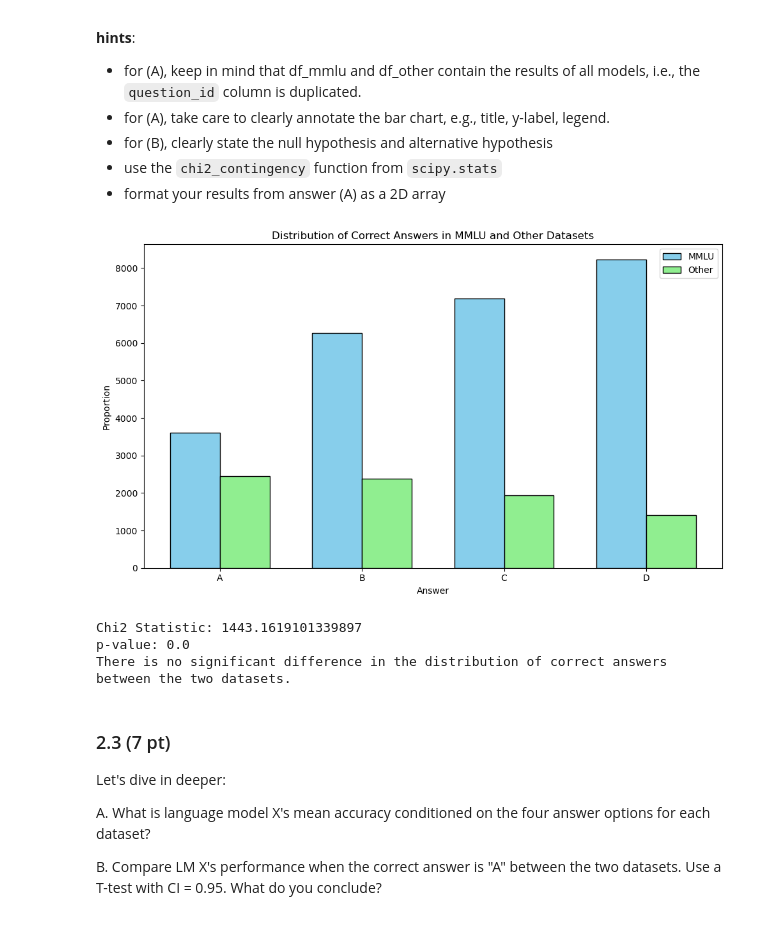
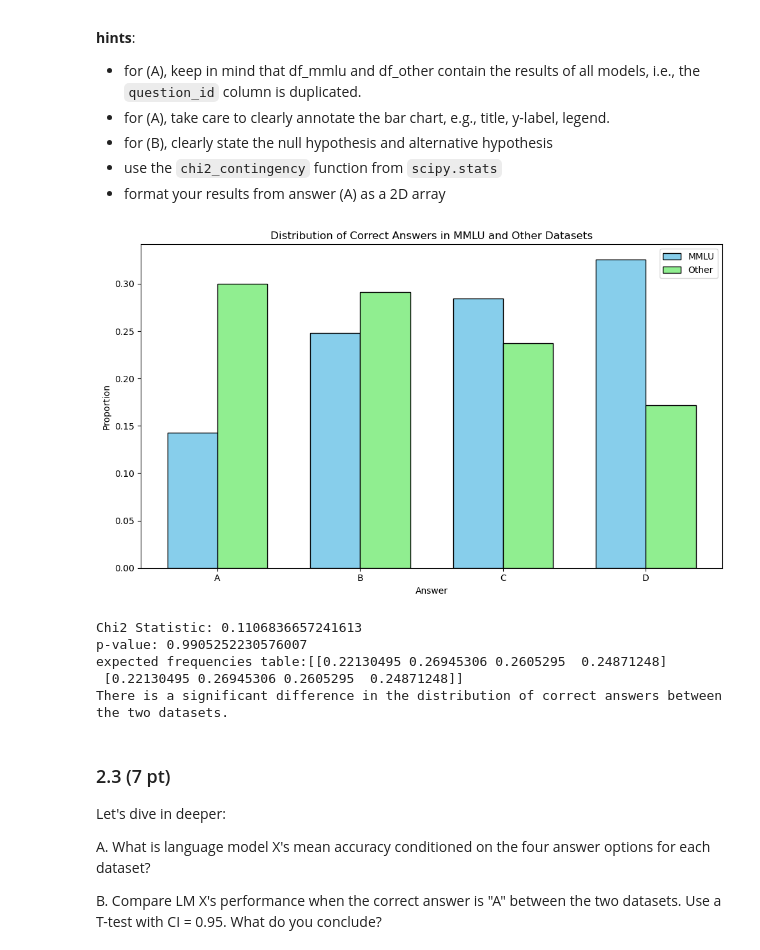
Before and after one commit to Thierrix/2024, a Jupyter notebook: Homework/01_PROJECT_NEUTRALITY/analysis.ipynb, the cells around one changed output. Drawn from its saved outputs; the diff is of its cells as text; code cells hidden in the pictures.

```diff
--- a/Homework/01_PROJECT_NEUTRALITY/analysis.ipynb
+++ b/Homework/01_PROJECT_NEUTRALITY/analysis.ipynb
@@ -541,62 +535,64 @@ B. Perform a chi-square test at $\alpha = 0.05$, of independence to determine if
 # %%
 # A
 # Calculate the distribution of correct answers for each dataset
-correct_answers_mmlu = df_mmlu[df_mmlu['correct']]['answer'].value_counts()
-correct_answers_other = df_other[df_other['correct']]['answer'].value_counts()
+correct_answers_mmlu = df_mmlu[df_mmlu['correct']]['result'].value_counts(normalize=True).sort_index()
+correct_answers_other = df_other[df_other['correct']]['result'].value_counts(normalize=True).sort_index()
 
-correct_answers_mmlu = correct_answers_mmlu.reindex(['A', 'B', 'C', 'D'])
 # Plot the distribution of correct answers for each dataset
 fig, ax = plt.subplots(figsize=(10, 6))
 
 width = 0.35  # the width of the bars
 labels = ['A', 'B', 'C', 'D']
 
 # Plot the distribution of correct answers for each dataset
 ax.bar(np.arange(len(labels)) - width/2, correct_answers_mmlu, width, label='MMLU', color='skyblue', edgecolor='black')
 ax.bar(np.arange(len(labels)) + width/2, correct_answers_other, width, label='Other', color='lightgreen', edgecolor='black')
 
 # Add some text for labels, title and custom x-axis tick labels, etc.
 ax.set_xlabel('Answer')
 ax.set_ylabel('Proportion')
 ax.set_title('Distribution of Correct Answers in MMLU and Other Datasets')
 ax.set_xticks(np.arange(len(labels)))
 ax.set_xticklabels(labels)
 ax.legend()
 
 plt.tight_layout()
 plt.show()
 # %% [output]
-[figure, old version]
+[figure, new version]
 # %%
 from scipy.stats import chi2_contingency
 
 # B
 
 # Ensure both Series have the same index order
-correct_answers_mmlu = df_mmlu[df_mmlu['correct']]['answer'].value_counts().reindex(['A', 'B', 'C', 'D'])
-correct_answers_other = df_other[df_other['correct']]['answer'].value_counts()
+
+df = pd.DataFrame([correct_answers_mmlu, correct_answers_other])
 
 # Create a 2D array from the proportions
 proportions_array = np.array([correct_answers_mmlu.values, correct_answers_other.values])
 
 # Perform chi-square test
-result = chi2_contingency(proportions_array)
+chi2, p_value, dof, expected = chi2_contingency(df)
 
 # Print the results
-print(f'Chi2 Statistic: {result.statistic}')
-print(f'p-value: {result.pvalue}')
+print(f'Chi2 Statistic: {chi2}')
+print(f'p-value: {p_value}')
+print(f'expected frequencies table:{expected}')
 
 # Conclusion
-if result.pvalue < 0.05:
+if p_value < 0.05:
     print("There is no significant difference in the distribution of correct answers between the two datasets.")
 else:
     print("There is a significant difference in the distribution of correct answers between the two datasets.")
 
 #still have to state the null hypothesis and the alternative hypothesis
 # %% [output]
-Chi2 Statistic: 1443.1619101339897
-p-value: 0.0
-There is no significant difference in the distribution of correct answers between the two datasets.
+Chi2 Statistic: 0.1106836657241613
+p-value: 0.9905252230576007
+expected frequencies table:[[0.22130495 0.26945306 0.2605295  0.24871248]
+ [0.22130495 0.26945306 0.2605295  0.24871248]]
+There is a significant difference in the distribution of correct answers between the two datasets.
 # %% [markdown]
 ### 2.3 (7 pt)
 
```
Also changed, not shown: parts of 16 cells of this notebook.
